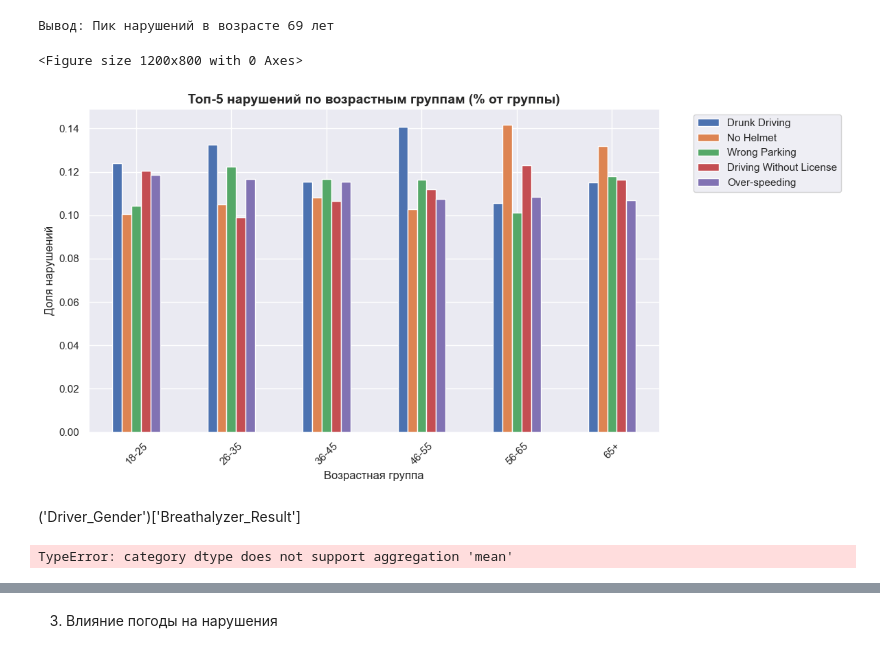
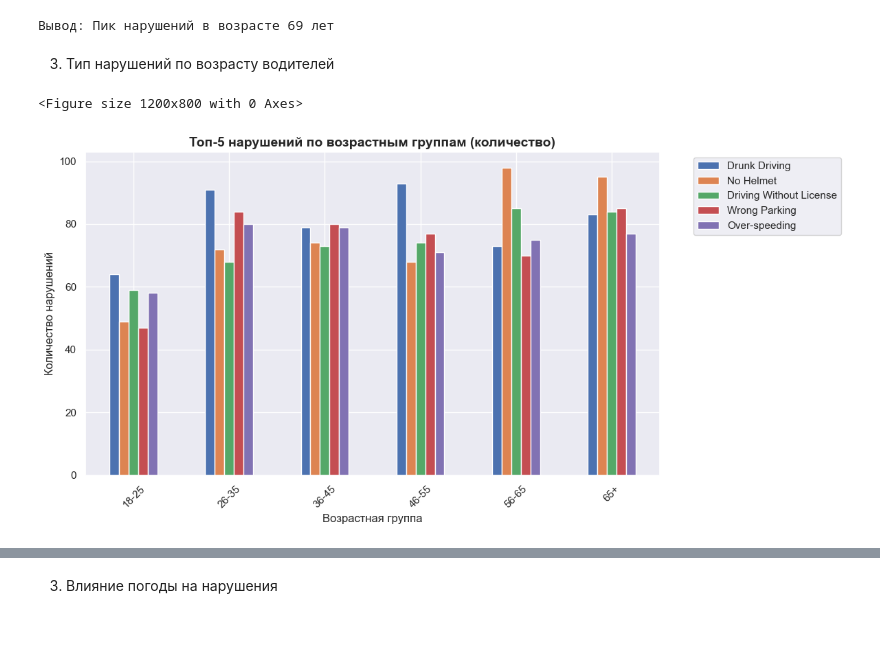
Before and after one commit to Arkotel/DE_ITMO_2025, a Jupyter notebook: notebooks/EDA.ipynb, the cells around one changed output, grey strips where cells are left out. Cells and saved outputs as stored; diff of their text form; code cells hidden in the pictures.

```diff
--- a/notebooks/EDA.ipynb
+++ b/notebooks/EDA.ipynb
@@ -616,49 +618,25 @@ print("Вывод: Пик нарушений в возрасте", age_violation
 # %% [output]
 [figure]
 Вывод: Пик нарушений в возрасте 69 лет
+# %% [markdown]
+3) Тип нарушений по возрасту водителей
 # %%
 plt.figure(figsize=(12, 8))
 
-age_groups = pd.cut(dataset['Driver_Age'], bins=[16, 25, 35, 45, 55, 65, 100],
+age_groups = pd.cut(dataset['Driver_Age'], bins=[18, 25, 35, 45, 55, 65, 75],
                     labels=['18-25', '26-35', '36-45', '46-55', '56-65', '65+'])
 
 age_group_violation = pd.crosstab(age_groups, dataset['Violation_Type'])
-age_group_violation_pct = age_group_violation.div(age_group_violation.sum(axis=1), axis=0)
 
 top_violations = age_group_violation.sum().nlargest(5).index
-age_group_violation_pct[top_violations].plot(kind='bar', figsize=(12, 6))
-plt.title('Топ-5 нарушений по возрастным группам (% от группы)', fontsize=14, fontweight='bold')
+age_group_violation[top_violations].plot(kind='bar', figsize=(12, 6))
+plt.title('Топ-5 нарушений по возрастным группам (количество)', fontsize=14, fontweight='bold')
 plt.xlabel('Возрастная группа')
-plt.ylabel('Доля нарушений')
+plt.ylabel('Количество нарушений')
 plt.legend(bbox_to_anchor=(1.05, 1), loc='upper left')
 plt.xticks(rotation=45)
 plt.tight_layout()
 plt.show()
 # %% [output]
 <Figure size 1200x800 with 0 Axes>
-[figure, old version]
+[figure, new version]
-# %% [markdown]
-('Driver_Gender')['Breathalyzer_Result']
-# %%
-gender_penalty = dataset.groupby('Driver_Gender')['Breathalyzer_Result'].mean()
-
-plt.figure(figsize=(10, 6))
-
-# График 1: Средние штрафные баллы по полу
-plt.subplot(1, 2, 1)
-sns.barplot(x=gender_penalty.index, y=gender_penalty.values, palette='viridis')
-plt.title('Средние штрафные баллы по полу водителя', fontweight='bold')
-plt.ylabel('Средние штрафные баллы')
-plt.xlabel('Пол')
-
-# График 2: Распределение штрафных баллов по полу
-plt.subplot(1, 2, 2)
-sns.boxplot(data=dataset, x='Driver_Gender', y='Breathalyzer_Result', palette='pastel')
-plt.title('Распределение штрафных баллов по полу', fontweight='bold')
-plt.ylabel('Штрафные баллы')
-plt.xlabel('Пол')
-
-plt.tight_layout()
-plt.show()
-# %% [output]
-TypeError: category dtype does not support aggregation 'mean'
```
Also changed, not shown: parts of 16 cells of this notebook.
